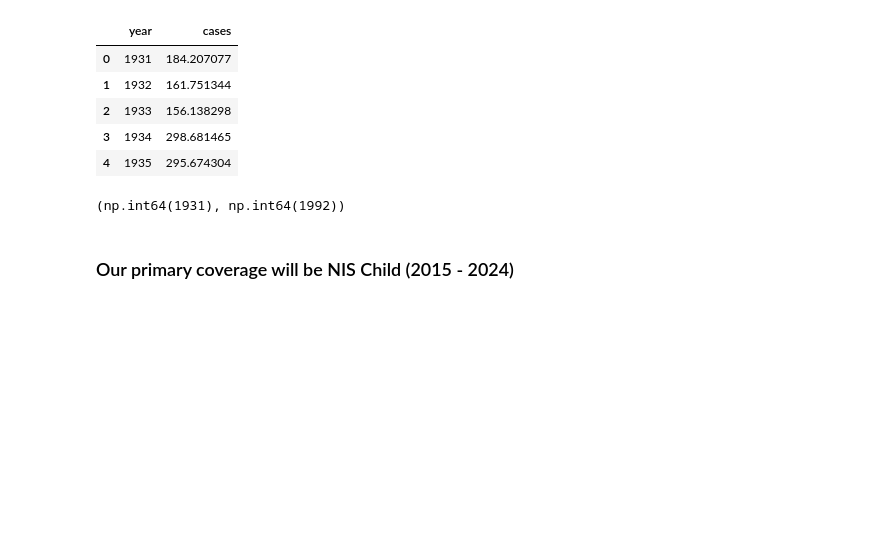
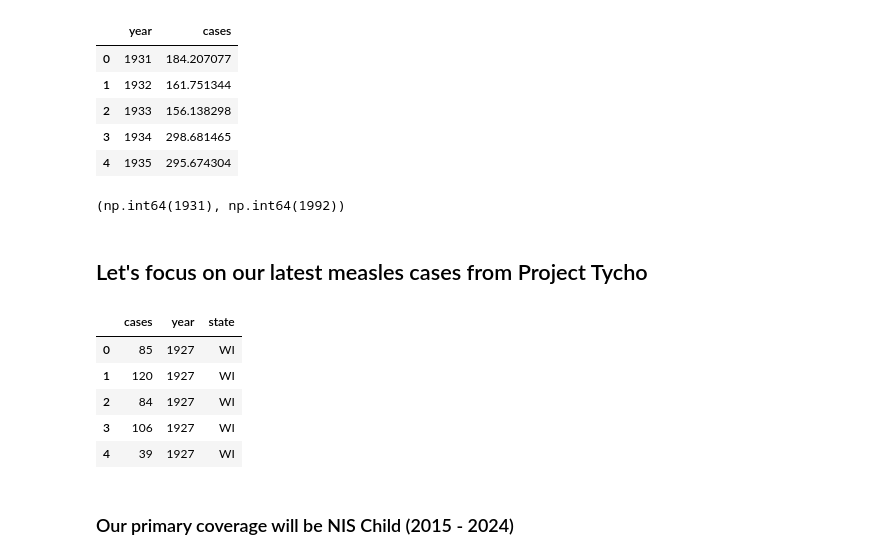
Before and after one commit to FusRaDa/biot670i_capstone_vaccination_project, a Jupyter notebook: rada_notebooks/04_measles_coverage_v_incidence.ipynb, the cells around one changed output. Cells and saved outputs as stored; diff of their text form; code cells hidden in the pictures; blank space fills up the shorter version.

```diff
--- a/rada_notebooks/04_measles_coverage_v_incidence.ipynb
+++ b/rada_notebooks/04_measles_coverage_v_incidence.ipynb
@@ -52,3 +52,15 @@ year_cases_tycho_df_fig.update_layout(
 )
 
 year_cases_tycho_df_fig.show()
+# %% [markdown]
+## Let's focus on our latest measles cases from Project Tycho
+# %%
+measles_df = pd.read_csv('../app/data/latest_measles_cases.csv')
+measles_df.head()
+# %% [output]
+|  | cases | year | state |
+| 0 | 85 | 1927 | WI |
+| 1 | 120 | 1927 | WI |
+| 2 | 84 | 1927 | WI |
+| 3 | 106 | 1927 | WI |
+| 4 | 39 | 1927 | WI |
```
Also changed, not shown: parts of 3 cells of this notebook, 3 other files.
